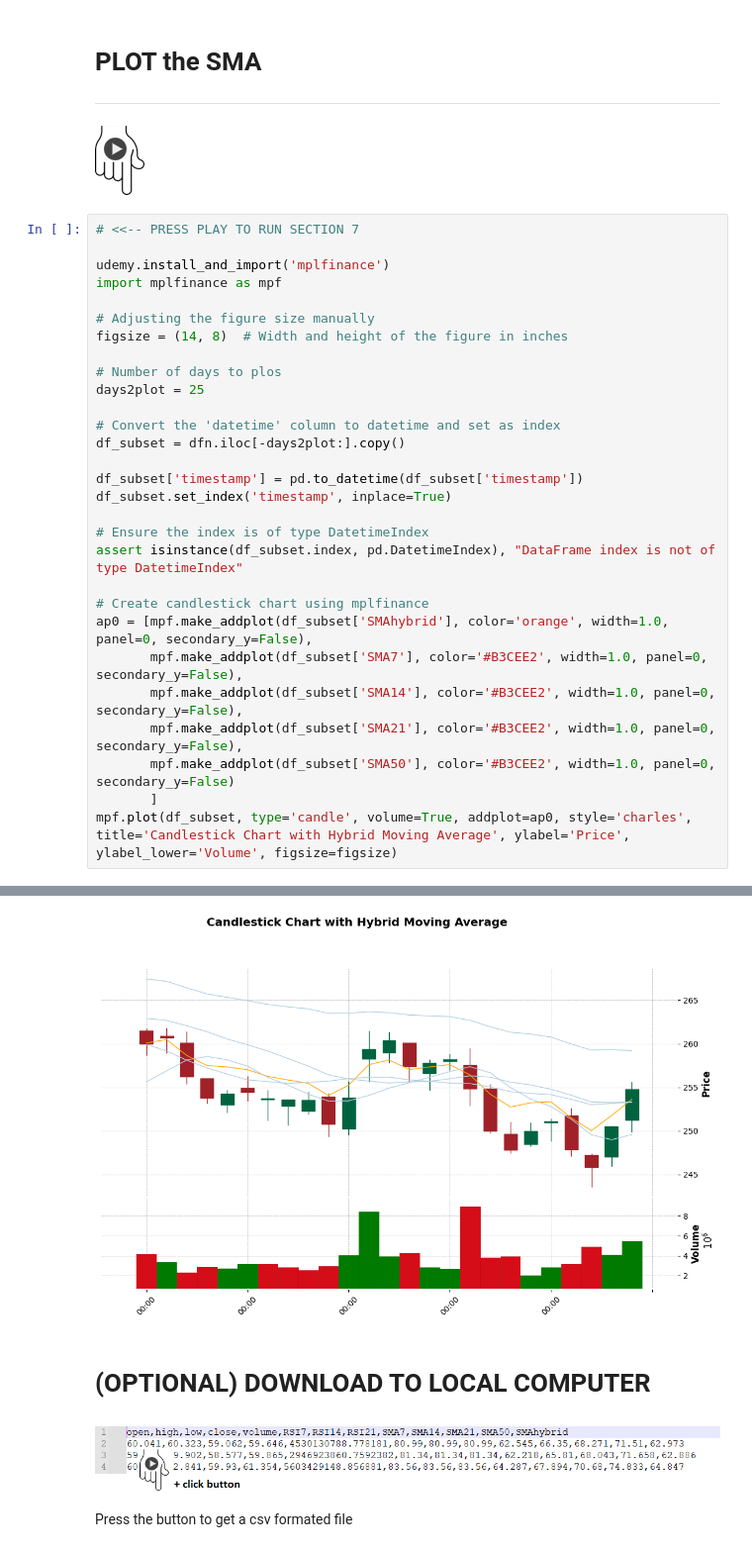
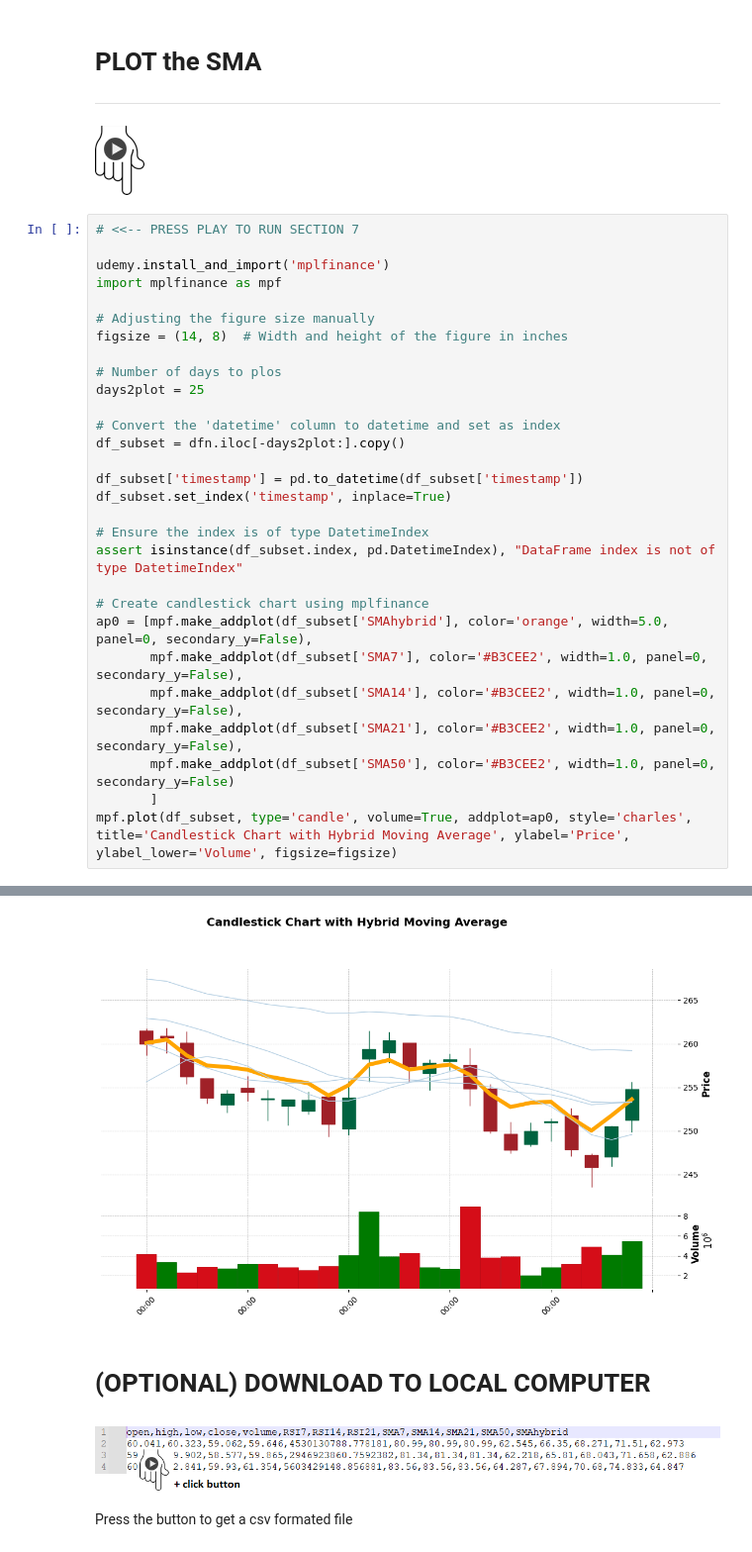
Before and after one commit to AImetricsIO/udemy_advances_ta_ml, a Jupyter notebook: Hybrid_Indicator_Apple.ipynb, the cells around one changed output, grey strips where cells are left out. Shown at 99% size. Cells and saved outputs as stored; diff of their text form.

```diff
--- a/Hybrid_Indicator_Apple.ipynb
+++ b/Hybrid_Indicator_Apple.ipynb
@@ -304,7 +324,7 @@ df_subset.set_index('timestamp', inplace=True)
 assert isinstance(df_subset.index, pd.DatetimeIndex), "DataFrame index is not of type DatetimeIndex"
 
 # Create candlestick chart using mplfinance
-ap0 = [mpf.make_addplot(df_subset['SMAhybrid'], color='orange', width=1.0, panel=0, secondary_y=False),
+ap0 = [mpf.make_addplot(df_subset['SMAhybrid'], color='orange', width=5.0, panel=0, secondary_y=False),
        mpf.make_addplot(df_subset['SMA7'], color='#B3CEE2', width=1.0, panel=0, secondary_y=False),
        mpf.make_addplot(df_subset['SMA14'], color='#B3CEE2', width=1.0, panel=0, secondary_y=False),
        mpf.make_addplot(df_subset['SMA21'], color='#B3CEE2', width=1.0, panel=0, secondary_y=False),
@@ -316,4 +336,4 @@ Successfully installed mplfinance
-[figure, old version]
+[figure, new version]
 # %% [markdown]
 # **(OPTIONAL) DOWNLOAD TO LOCAL COMPUTER**
 
```
Also changed, not shown: parts of 3 cells of this notebook.
